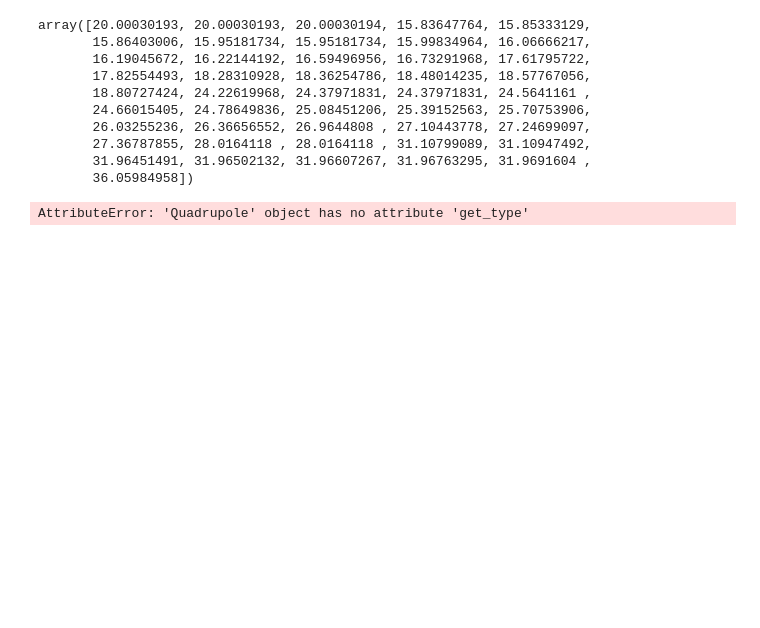
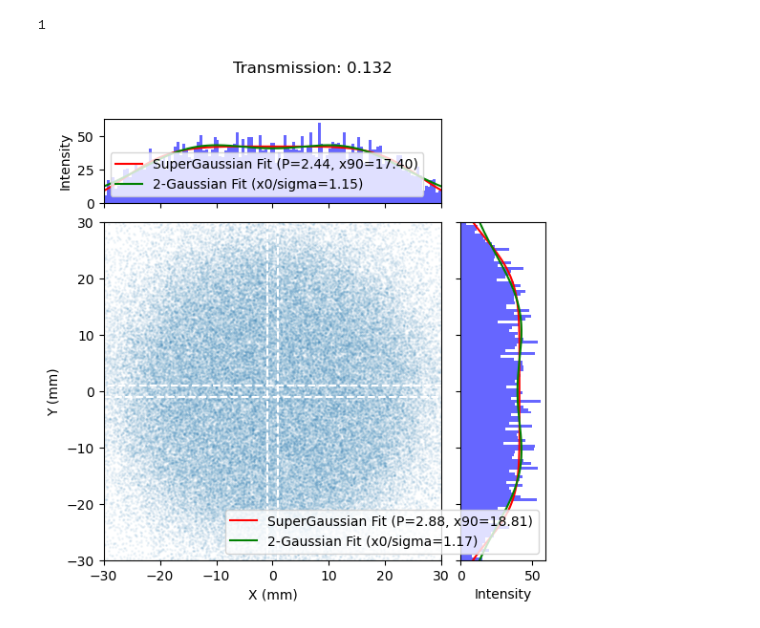
Before and after one commit to sabrinawaa/DPhil_Project, a Jupyter notebook: CLEAR_RD.ipynb, the cells around one changed output. Cells and saved outputs as stored; diff of their text form; code cells hidden in the pictures; blank space fills up the shorter version.

```diff
--- a/CLEAR_RD.ipynb
+++ b/CLEAR_RD.ipynb
@@ -190,18 +183,11 @@ print(CLEAR_2_lattice.get_length())
 # %%
-T[:,1]
+M[:,0] = M[:,0] - np.mean(M[:,0])
+M[:,2] = M[:,2] - np.mean(M[:,2])
+x = M[:,0]
+y = M[:,2]
+count = np.sum(x**2 + y**2 < 10**2)
+transmission_10mm = count / len(x)
+plot_phsp(T,M,120,30,title="Transmission: "+str(round(transmission_10mm,3)))
 # %% [output]
-array([20.00030193, 20.00030193, 20.00030194, 15.83647764, 15.85333129,
-       15.86403006, 15.95181734, 15.95181734, 15.99834964, 16.06666217,
-       16.19045672, 16.22144192, 16.59496956, 16.73291968, 17.61795722,
-       17.82554493, 18.28310928, 18.36254786, 18.48014235, 18.57767056,
-       18.80727424, 24.22619968, 24.37971831, 24.37971831, 24.5641161 ,
-       24.66015405, 24.78649836, 25.08451206, 25.39152563, 25.70753906,
-       26.03255236, 26.36656552, 26.9644808 , 27.10443778, 27.24699097,
-       27.36787855, 28.0164118 , 28.0164118 , 31.10799089, 31.10947492,
-       31.96451491, 31.96502132, 31.96607267, 31.96763295, 31.9691604 ,
-       36.05984958])
+1
+[figure, added]
-# %%
-for i in range(30, 50):
-    print(CLEAR_2_lattice[i], CLEAR_2_lattice[i].get_length(), CLEAR_2_lattice[i].get_offsets())
-# %% [output]
-AttributeError: 'Quadrupole' object has no attribute 'get_type'
```
Also changed, not shown: parts of 10 cells of this notebook, 4 other files.
